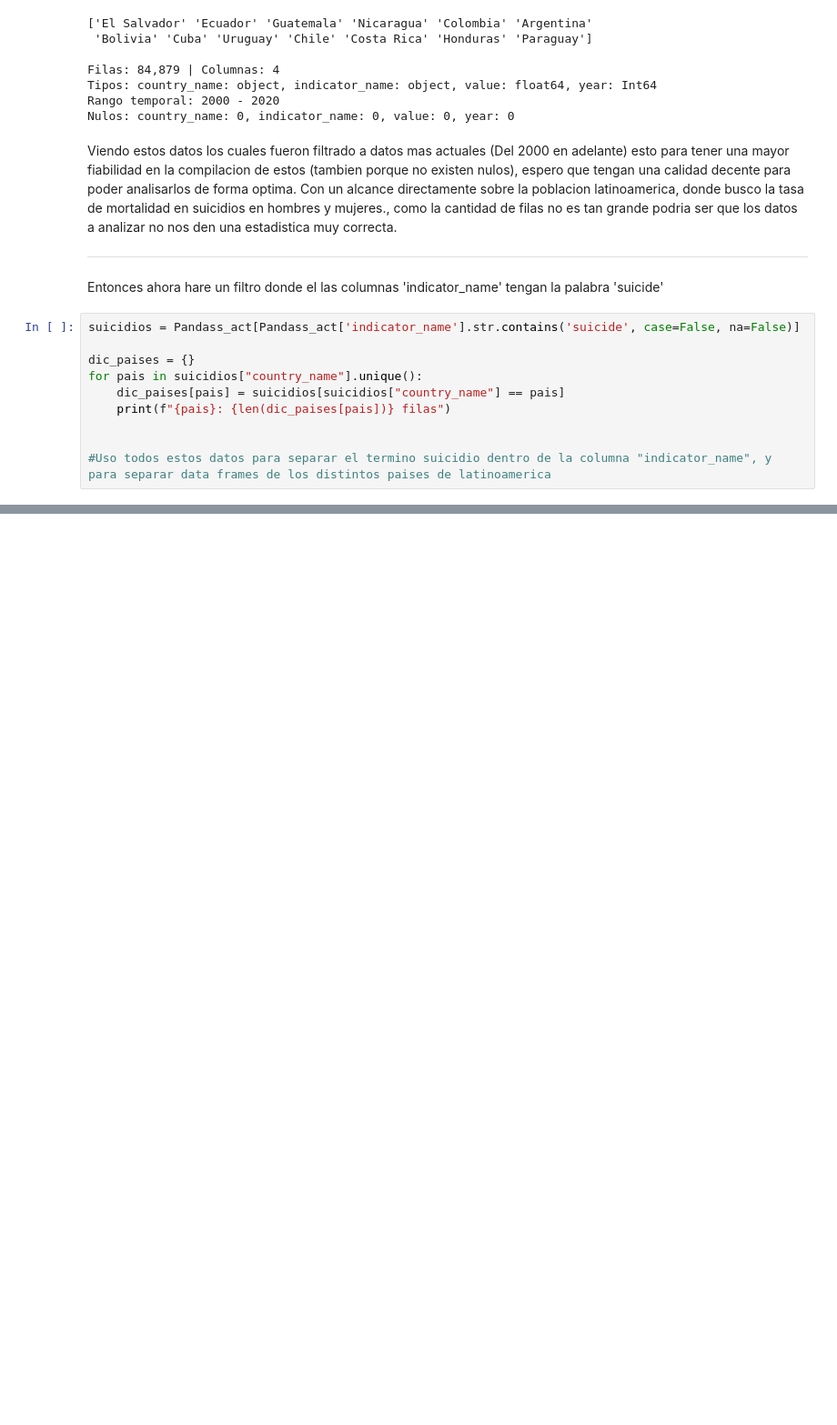
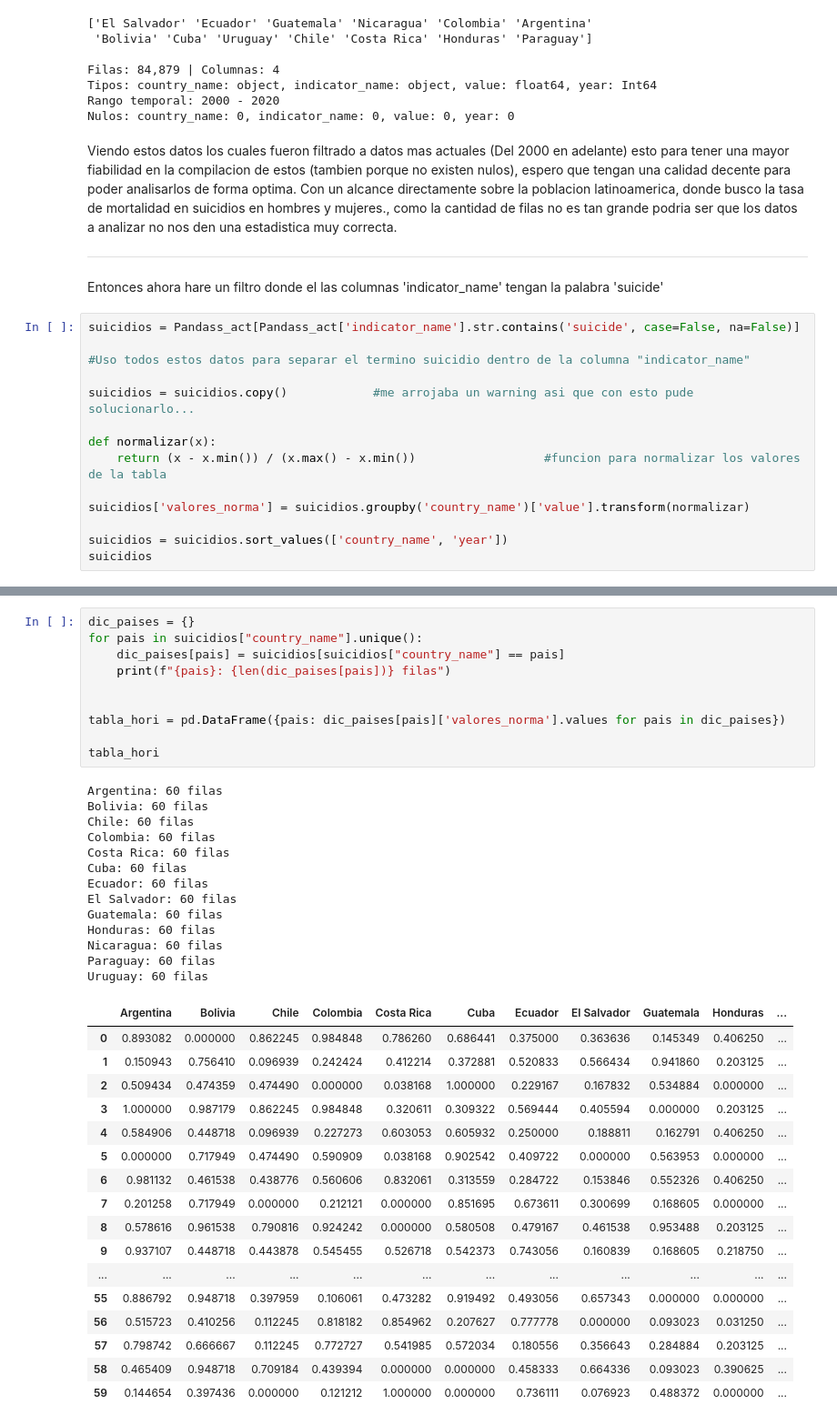
Before and after one commit to DdoveN/Prueba-1, a Jupyter notebook: SOLEMNE.ipynb, the cells around one changed output, grey strips where cells are left out. Shown at 91% size. Saved outputs shown, nothing was run; the diff lists cells and outputs as text; blank space fills up the shorter version.

```diff
--- a/SOLEMNE.ipynb
+++ b/SOLEMNE.ipynb
@@ -122,11 +117,15 @@ Entonces ahora hare un filtro donde el las columnas 'indicator_name' tengan la p
 # %%
 suicidios = Pandass_act[Pandass_act['indicator_name'].str.contains('suicide', case=False, na=False)]
 
-dic_paises = {}
-for pais in suicidios["country_name"].unique():
-    dic_paises[pais] = suicidios[suicidios["country_name"] == pais]
-    print(f"{pais}: {len(dic_paises[pais])} filas")
+#Uso todos estos datos para separar el termino suicidio dentro de la columna "indicator_name"
 
+suicidios = suicidios.copy()            #me arrojaba un warning asi que con esto pude solucionarlo...
 
-#Uso todos estos datos para separar el termino suicidio dentro de la columna "indicator_name", y para separar data frames de los distintos paises de latinoamerica
+def normalizar(x):
+    return (x - x.min()) / (x.max() - x.min())                  #funcion para normalizar los valores de la tabla
+
+suicidios['valores_norma'] = suicidios.groupby('country_name')['value'].transform(normalizar)
+
+suicidios = suicidios.sort_values(['country_name', 'year'])
+suicidios
 # %% [output]
@@ -145,0 +145,41 @@ Colombia: 60 filas
+# %%
+dic_paises = {}
+for pais in suicidios["country_name"].unique():
+    dic_paises[pais] = suicidios[suicidios["country_name"] == pais]
+    print(f"{pais}: {len(dic_paises[pais])} filas")
+
+
+tabla_hori = pd.DataFrame({pais: dic_paises[pais]['valores_norma'].values for pais in dic_paises})
+
+tabla_hori
+# %% [output]
+Argentina: 60 filas
+Bolivia: 60 filas
+Chile: 60 filas
+Colombia: 60 filas
+Costa Rica: 60 filas
+Cuba: 60 filas
+Ecuador: 60 filas
+El Salvador: 60 filas
+Guatemala: 60 filas
+Honduras: 60 filas
+Nicaragua: 60 filas
+Paraguay: 60 filas
+Uruguay: 60 filas
+|  | Argentina | Bolivia | Chile | Colombia | Costa Rica | Cuba | Ecuador | El Salvador | Guatemala | Honduras | ... |
+| 0 | 0.893082 | 0.000000 | 0.862245 | 0.984848 | 0.786260 | 0.686441 | 0.375000 | 0.363636 | 0.145349 | 0.406250 | ... |
+| 1 | 0.150943 | 0.756410 | 0.096939 | 0.242424 | 0.412214 | 0.372881 | 0.520833 | 0.566434 | 0.941860 | 0.203125 | ... |
+| 2 | 0.509434 | 0.474359 | 0.474490 | 0.000000 | 0.038168 | 1.000000 | 0.229167 | 0.167832 | 0.534884 | 0.000000 | ... |
+| 3 | 1.000000 | 0.987179 | 0.862245 | 0.984848 | 0.320611 | 0.309322 | 0.569444 | 0.405594 | 0.000000 | 0.203125 | ... |
+| 4 | 0.584906 | 0.448718 | 0.096939 | 0.227273 | 0.603053 | 0.605932 | 0.250000 | 0.188811 | 0.162791 | 0.406250 | ... |
+| 5 | 0.000000 | 0.717949 | 0.474490 | 0.590909 | 0.038168 | 0.902542 | 0.409722 | 0.000000 | 0.563953 | 0.000000 | ... |
+| 6 | 0.981132 | 0.461538 | 0.438776 | 0.560606 | 0.832061 | 0.313559 | 0.284722 | 0.153846 | 0.552326 | 0.406250 | ... |
+| 7 | 0.201258 | 0.717949 | 0.000000 | 0.212121 | 0.000000 | 0.851695 | 0.673611 | 0.300699 | 0.168605 | 0.000000 | ... |
+| 8 | 0.578616 | 0.961538 | 0.790816 | 0.924242 | 0.000000 | 0.580508 | 0.479167 | 0.461538 | 0.953488 | 0.203125 | ... |
+| 9 | 0.937107 | 0.448718 | 0.443878 | 0.545455 | 0.526718 | 0.542373 | 0.743056 | 0.160839 | 0.168605 | 0.218750 | ... |
+| ... | ... | ... | ... | ... | ... | ... | ... | ... | ... | ... | ... |
+| 55 | 0.886792 | 0.948718 | 0.397959 | 0.106061 | 0.473282 | 0.919492 | 0.493056 | 0.657343 | 0.000000 | 0.000000 | ... |
+| 56 | 0.515723 | 0.410256 | 0.112245 | 0.818182 | 0.854962 | 0.207627 | 0.777778 | 0.000000 | 0.093023 | 0.031250 | ... |
+| 57 | 0.798742 | 0.666667 | 0.112245 | 0.772727 | 0.541985 | 0.572034 | 0.180556 | 0.356643 | 0.284884 | 0.203125 | ... |
+| 58 | 0.465409 | 0.948718 | 0.709184 | 0.439394 | 0.000000 | 0.000000 | 0.458333 | 0.664336 | 0.093023 | 0.390625 | ... |
+| 59 | 0.144654 | 0.397436 | 0.000000 | 0.121212 | 1.000000 | 0.000000 | 0.736111 | 0.076923 | 0.488372 | 0.000000 | ... |
```
Also changed, not shown: parts of 2 cells of this notebook.
